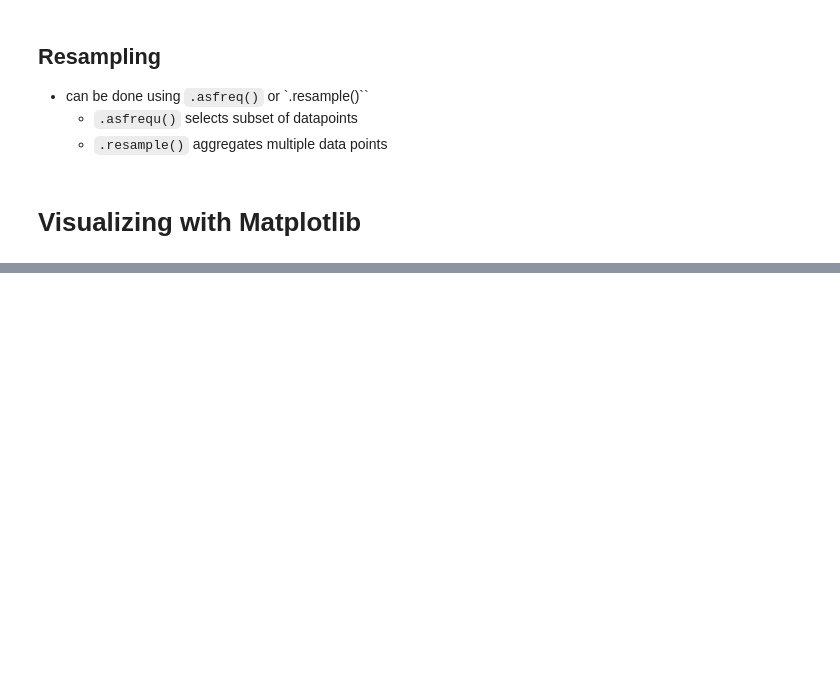
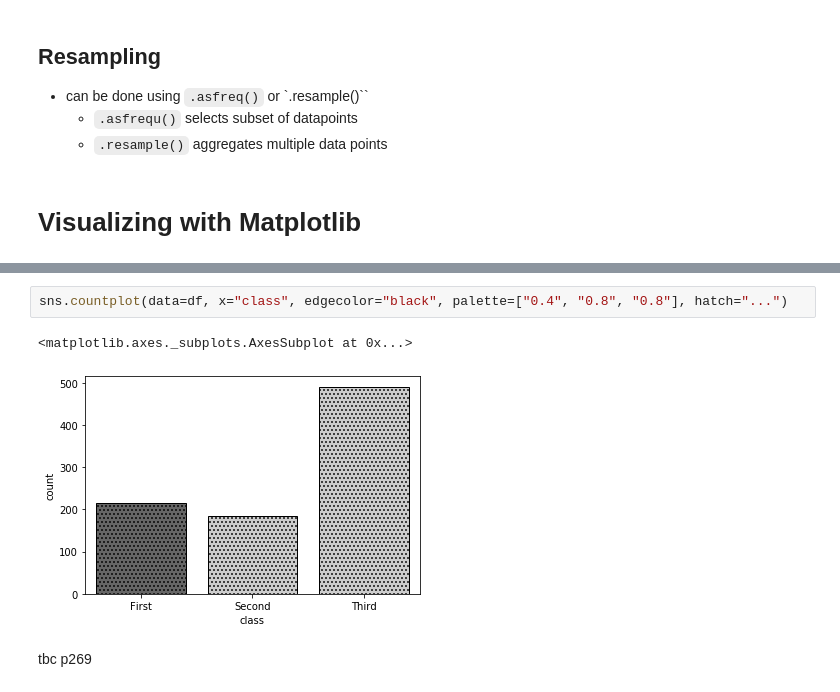
Before and after one commit to moritzwilksch/DataScienceEducation, a Jupyter notebook: PythonForDataScienceHandbook/NotesPythonDSHandbook.ipynb, the cells around one changed output, grey strips where cells are left out. Drawn from its saved outputs; the diff is of its cells as text; blank space fills up the shorter version.

```diff
--- a/PythonForDataScienceHandbook/NotesPythonDSHandbook.ipynb
+++ b/PythonForDataScienceHandbook/NotesPythonDSHandbook.ipynb
@@ -187,0 +209,7 @@ array(['2015-07-04', '2015-07-05', '2015-07-06', '2015-07-07',
+# %%
+sns.countplot(data=df, x="class", edgecolor="black", palette=["0.4", "0.8", "0.8"], hatch="...")
+# %% [output]
+<matplotlib.axes._subplots.AxesSubplot at 0x...>
+[figure, added]
+# %% [markdown]
+tbc p269
```
Also changed, not shown: parts of 2 cells of this notebook.
